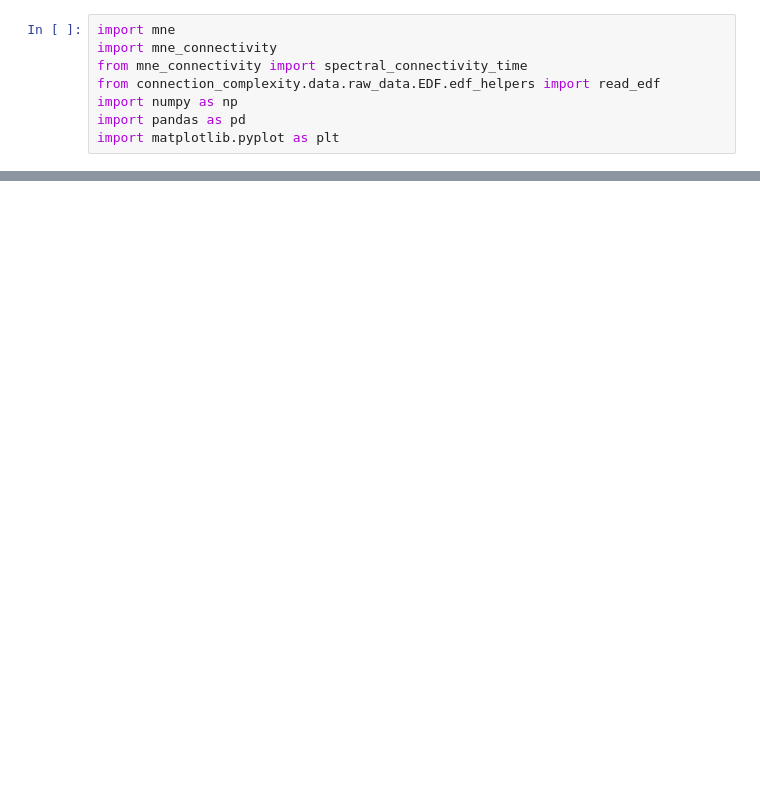
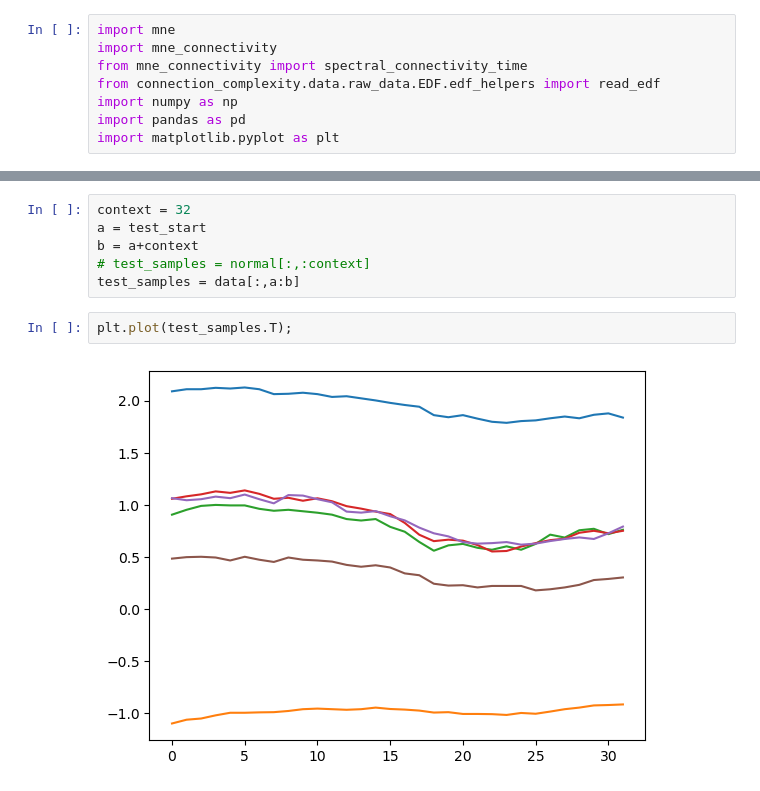
Before and after one commit to wendeldr/spacetimeformer, a Jupyter notebook: connect_test.ipynb, the cells around one changed output, grey strips where cells are left out. Cells and saved outputs as stored; diff of their text form; blank space fills up the shorter version.

```diff
--- a/connect_test.ipynb
+++ b/connect_test.ipynb
@@ -31,0 +39,10 @@ plt.plot(data.T);
+# %%
+context = 32
+a = test_start
+b = a+context
+# test_samples = normal[:,:context]
+test_samples = data[:,a:b]
+# %%
+plt.plot(test_samples.T);
+# %% [output]
+[figure, added]
```
Also changed, not shown: parts of 19 cells of this notebook, 13 other files.
